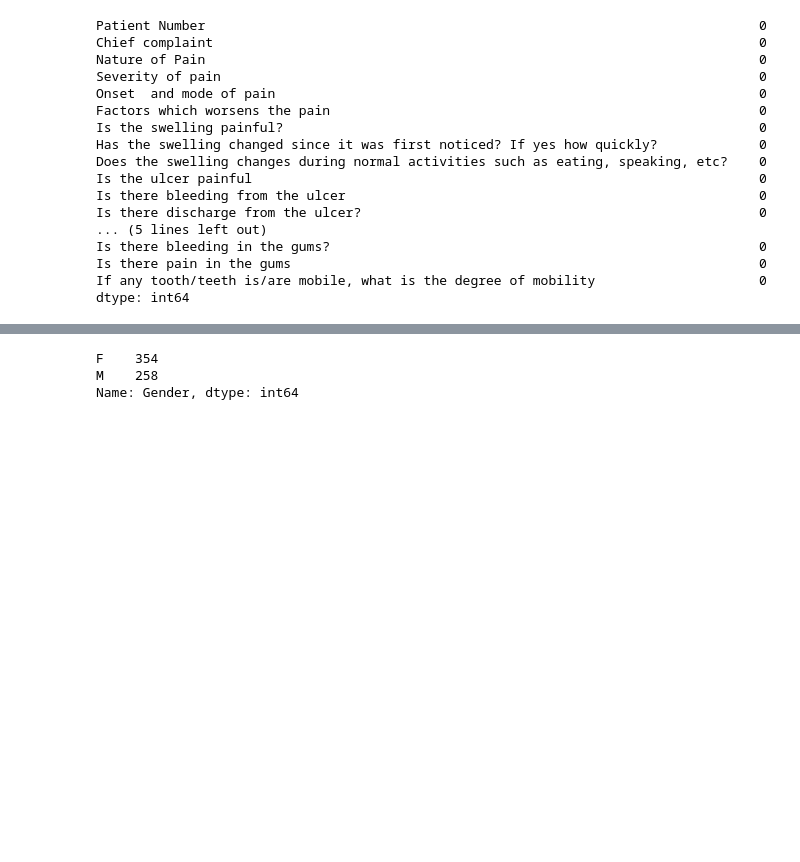
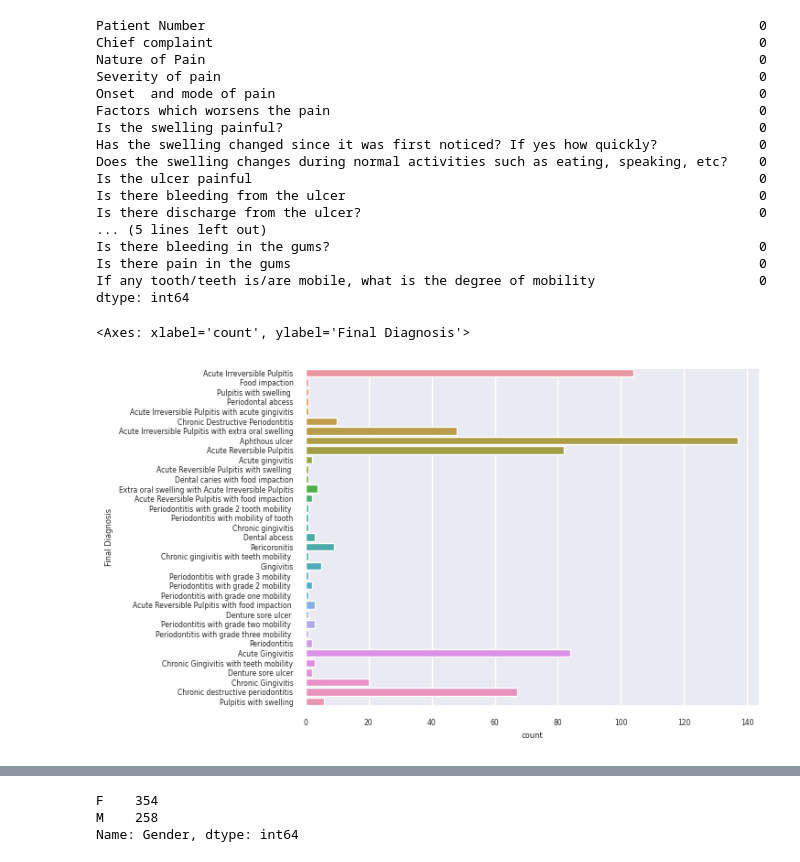
Before and after one commit to TheHuntsman4/EEML_Proposal, a Jupyter notebook: dentalEDA.ipynb, the cells around one changed output, grey strips where cells are left out. Drawn from its saved outputs; the diff is of its cells as text; code cells hidden in the pictures; blank space fills up the shorter version.

```diff
--- a/dentaiEDA.ipynb
+++ b/dentalEDA.ipynb
@@ -72,6 +72,13 @@ age_group_dict = {
 }
 
 df['AgeGroup'] = df['Age'].apply(lambda x: next((label for age_range, label in age_group_dict.items() if int(age_range.split('-')[0]) <= int(x) <= int(age_range.split('-')[1])), None))
+# %%
+diagnosis=df["Final Diagnosis"]
+sns.set(font_scale=0.5)
+sns.countplot(y=diagnosis, label="Number of cases")
+# %% [output]
+<Axes: xlabel='count', ylabel='Final Diagnosis'>
+[figure, added]
 # %%
 df['Chief complaint']=df['Chief complaint'].str.replace('Ulecer','Ulcer')
 correct_values={
```
